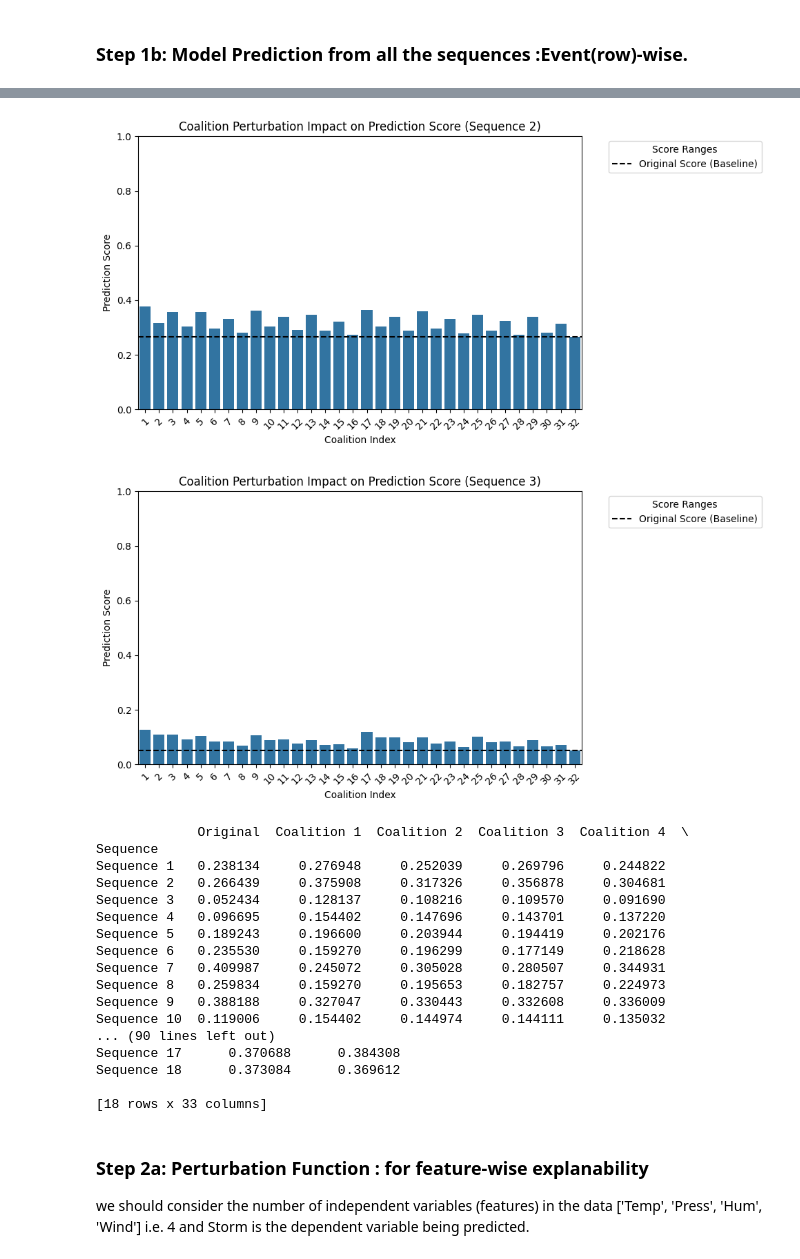
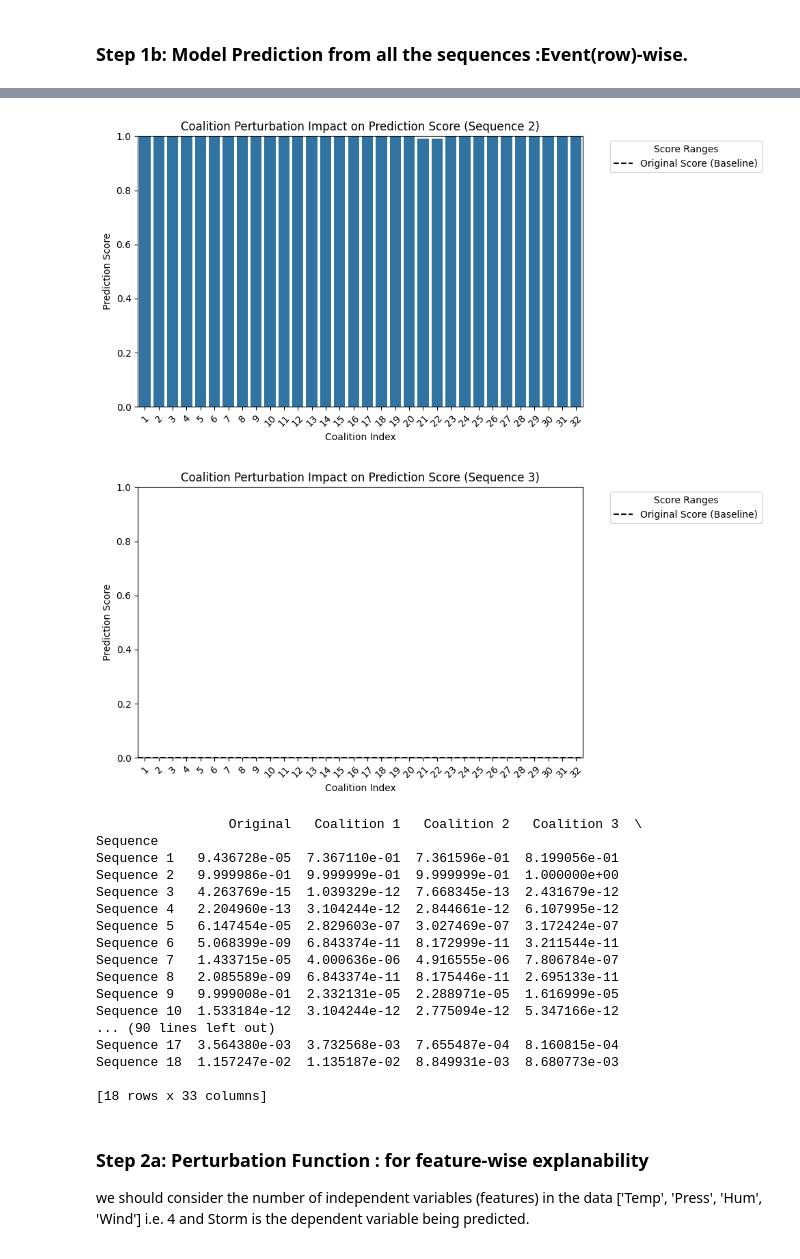
Before and after one commit to sola-adewumi/Storm_prediction_xai, a Jupyter notebook: TimeSHAP_dummy_m2.ipynb, the cells around one changed output, grey strips where cells are left out. Drawn from its saved outputs; the diff is of its cells as text; code cells hidden in the pictures.

```diff
--- a/TimeSHAP_dummy_m2.ipynb
+++ b/TimeSHAP_dummy_m2.ipynb
@@ -251,14 +247,11 @@ X_train, X_test = X[:split_index], X[split_index:]
 y_train, y_test = y[:split_index], y[split_index:]
 
 # Build the RNN model
-model = Sequential([
-    SimpleRNN(50, activation='relu', input_shape=(sequence_length, len(features))),
-    Dense(1, activation='sigmoid')  # Binary classification for "Storm"
-])
+model = Sequential([Input(shape=(sequence_length - 1, len(features))), SimpleRNN(50, activation='relu'), Dense(1, activation='sigmoid') ])
 model.compile(optimizer='adam', loss='binary_crossentropy', metrics=['accuracy'])
 
-# Train the model
-model.fit(X_train, y_train, epochs=20, batch_size=4, validation_data=(X_test, y_test))
+# Train the model (# changed epoch number from 50 to 200 - 14/2/2025)
+model.fit(X_train, y_train, epochs=200, batch_size=4, validation_data=(X_test, y_test))
 
 # Function to generate all combinations in 2^m without repeating any combination for event-wise perturbations
 def generate_event_wise_perturbations(sequence, sequence_id, background_values):
@@ -360,7 +353,7 @@ def plot_coalition_scores(prediction_results):
         plt.tight_layout()
 
         # Normalize y-axis to (0, 1) - Temporary fix for visualization
-        ax.set_ylim(0, 1)  # Set y-axis limits
+        ax.set_ylim(0, 1)
 
         plt.show()
 
@@ -375,7 +368,7 @@ def create_prediction_table(prediction_results):
         table_data.append(row)
 
     # Create DataFrame for the table
-    num_coalitions = len(prediction_results[0]['perturbed_predictions']) if prediction_results else 0 # Handle empty list
+    num_coalitions = len(prediction_results[0]['perturbed_predictions']) if prediction_results else 0
     columns = ["Sequence", "Original"] + [f"Coalition {i+1}" for i in range(num_coalitions)]
     df_table = pd.DataFrame(table_data, columns=columns)
 
@@ -384,5 +377,5 @@ def create_prediction_table(prediction_results):
 
     # Display the table
     print(df_table)
-    return df_table  # Return the DataFrame for potential further use (e.g., saving to CSV)
+    return df_table
 # %% [output]
@@ -406,31 +399,27 @@ Epoch 6/20
 # %%
 # Plot all sequences after processing
 plot_coalition_scores(prediction_results[1:3])
 
 # Create and print the table
 prediction_table = create_prediction_table(prediction_results)
-
-# Save the results DataFrame to a CSV file (optional)
-if prediction_table is not None: # Check if table was created
-    prediction_table.to_csv('coalition_predictions.csv')
 # %% [output]
-[figure, old version]
+[figure, new version]
-[figure, old version]
+[figure, new version]
-             Original  Coalition 1  Coalition 2  Coalition 3  Coalition 4  \
+                 Original   Coalition 1   Coalition 2   Coalition 3  \
 Sequence
-Sequence 1   0.238134     0.276948     0.252039     0.269796     0.244822
-Sequence 2   0.266439     0.375908     0.317326     0.356878     0.304681
-Sequence 3   0.052434     0.128137     0.108216     0.109570     0.091690
-Sequence 4   0.096695     0.154402     0.147696     0.143701     0.137220
-Sequence 5   0.189243     0.196600     0.203944     0.194419     0.202176
-Sequence 6   0.235530     0.159270     0.196299     0.177149     0.218628
-Sequence 7   0.409987     0.245072     0.305028     0.280507     0.344931
-Sequence 8   0.259834     0.159270     0.195653     0.182757     0.224973
-Sequence 9   0.388188     0.327047     0.330443     0.332608     0.336009
-Sequence 10  0.119006     0.154402     0.144974     0.144111     0.135032
+Sequence 1   9.436728e-05  7.367110e-01  7.361596e-01  8.199056e-01
+Sequence 2   9.999986e-01  9.999999e-01  9.999999e-01  1.000000e+00
+Sequence 3   4.263769e-15  1.039329e-12  7.668345e-13  2.431679e-12
+Sequence 4   2.204960e-13  3.104244e-12  2.844661e-12  6.107995e-12
+Sequence 5   6.147454e-05  2.829603e-07  3.027469e-07  3.172424e-07
+Sequence 6   5.068399e-09  6.843374e-11  8.172999e-11  3.211544e-11
+Sequence 7   1.433715e-05  4.000636e-06  4.916555e-06  7.806784e-07
+Sequence 8   2.085589e-09  6.843374e-11  8.175446e-11  2.695133e-11
+Sequence 9   9.999008e-01  2.332131e-05  2.288971e-05  1.616999e-05
+Sequence 10  1.533184e-12  3.104244e-12  2.775094e-12  5.347166e-12
 ... (90 lines left out)
-Sequence 17      0.370688      0.384308
-Sequence 18      0.373084      0.369612
+Sequence 17  3.564380e-03  3.732568e-03  7.655487e-04  8.160815e-04
+Sequence 18  1.157247e-02  1.135187e-02  8.849931e-03  8.680773e-03
 
 [18 rows x 33 columns]
 # %% [markdown]
```
Also changed, not shown: parts of 13 cells of this notebook.
